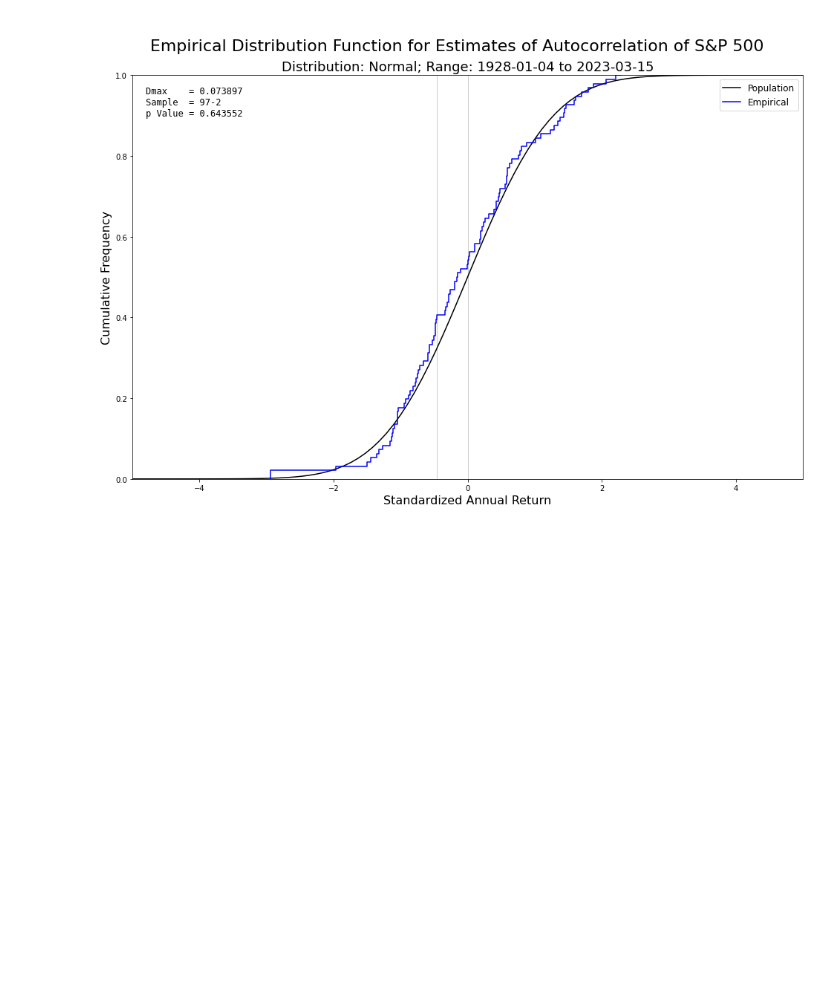
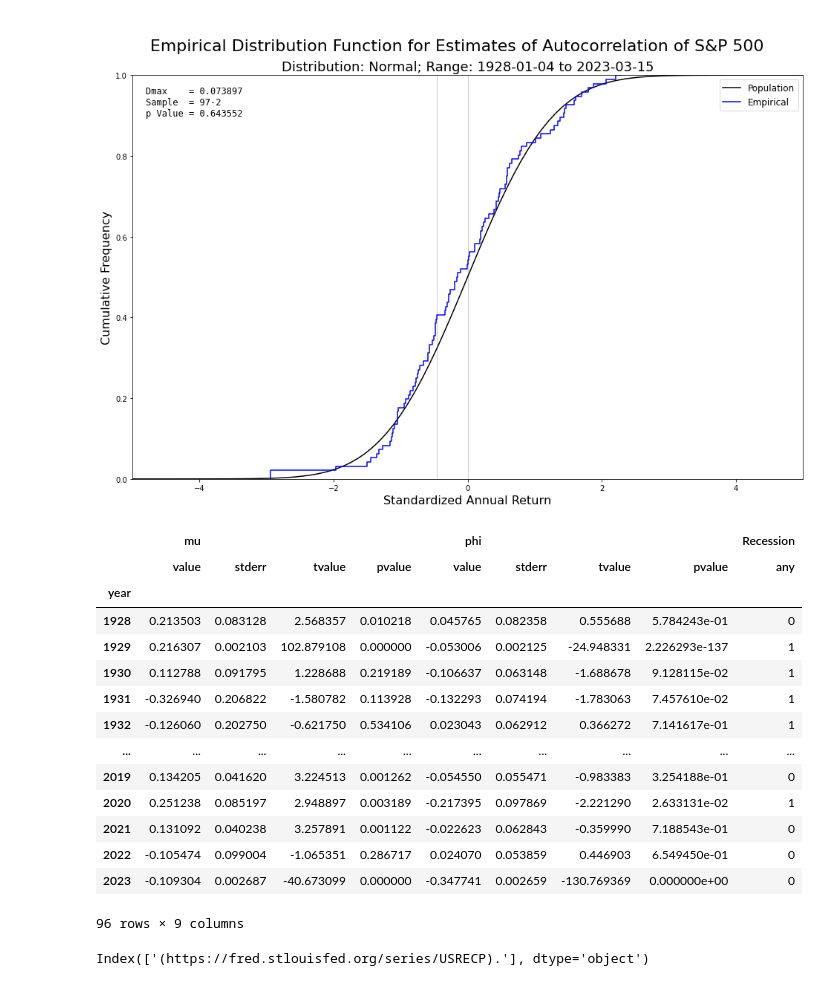
Before and after one commit to Farmhouse121/Adventures-in-Financial-Data-Science, a Jupyter notebook: Book/Section 2.3 The U.S. Stock Market Through Time/Section 2.3.3 Recessions.ipynb, the cells around one changed output. Cells and saved outputs as stored; diff of their text form; code cells hidden in the pictures; blank space fills up the shorter version.

Commit message:
Added code to download USREC directly from Fred.

```diff
--- a/Book/Section 2.3 The U.S. Stock Market Through Time/Section 2.3.3 Recessions.ipynb
+++ b/Book/Section 2.3 The U.S. Stock Market Through Time/Section 2.3.3 Recessions.ipynb
@@ -162,3 +162,32 @@ plot.set_ylim(zero,one)
 plot.legend(fontsize=12);
 # %% [output]
 [figure]
+# %%
+# get the recessions data (NBER data at Fred) and perform ANOVA test onto estimates of mu
+USREC=pd.read_table('https://fred.stlouisfed.org/data/USREC.txt',skiprows=65,sep=r'\s+',header=0).rename(columns={"VALUE":"USREC","DATE":"Date"}).set_index("Date")
+USREC.index=pd.DatetimeIndex(USREC.index).to_period('M')
+USREC['year']=USREC.index.year
+any=USREC.groupby('year').max().rename(columns={"USREC":("Recession","any")})
+any.columns=pd.MultiIndex.from_tuples(any.columns)
+results=results.merge(any,left_index=True,right_index=True)
+results[["mu","phi","Recession"]]
+# %% [output]
+|  | mu |  |  |  | phi |  |  |  | Recession |
+|  | value | stderr | tvalue | pvalue | value | stderr | tvalue | pvalue | any |
+| year |  |  |  |  |  |  |  |  |  |
+| 1928 | 0.213503 | 0.083128 | 2.568357 | 0.010218 | 0.045765 | 0.082358 | 0.555688 | 5.784243e-01 | 0 |
+| 1929 | 0.216307 | 0.002103 | 102.879108 | 0.000000 | -0.053006 | 0.002125 | -24.948331 | 2.226293e-137 | 1 |
+| 1930 | 0.112788 | 0.091795 | 1.228688 | 0.219189 | -0.106637 | 0.063148 | -1.688678 | 9.128115e-02 | 1 |
+| 1931 | -0.326940 | 0.206822 | -1.580782 | 0.113928 | -0.132293 | 0.074194 | -1.783063 | 7.457610e-02 | 1 |
+| 1932 | -0.126060 | 0.202750 | -0.621750 | 0.534106 | 0.023043 | 0.062912 | 0.366272 | 7.141617e-01 | 1 |
+| ... | ... | ... | ... | ... | ... | ... | ... | ... | ... |
+| 2019 | 0.134205 | 0.041620 | 3.224513 | 0.001262 | -0.054550 | 0.055471 | -0.983383 | 3.254188e-01 | 0 |
+| 2020 | 0.251238 | 0.085197 | 2.948897 | 0.003189 | -0.217395 | 0.097869 | -2.221290 | 2.633131e-02 | 1 |
+| 2021 | 0.131092 | 0.040238 | 3.257891 | 0.001122 | -0.022623 | 0.062843 | -0.359990 | 7.188543e-01 | 0 |
+| 2022 | -0.105474 | 0.099004 | -1.065351 | 0.286717 | 0.024070 | 0.053859 | 0.446903 | 6.549450e-01 | 0 |
+| 2023 | -0.109304 | 0.002687 | -40.673099 | 0.000000 | -0.347741 | 0.002659 | -130.769369 | 0.000000e+00 | 0 |
+96 rows × 9 columns
+# %%
+USREC.columns
+# %% [output]
+Index(['(https://fred.stlouisfed.org/series/USRECP).'], dtype='object')
```
